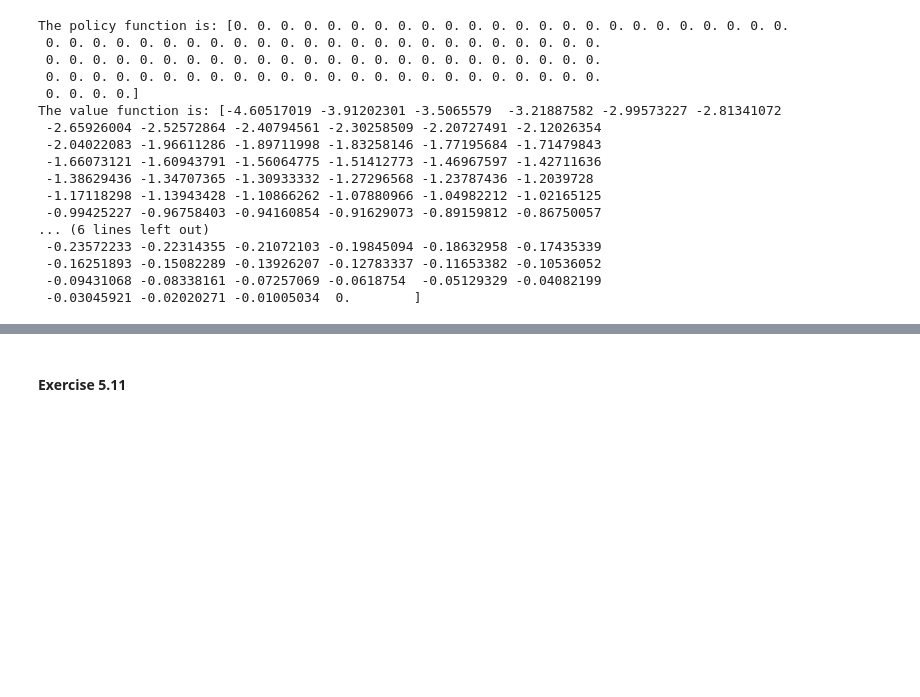
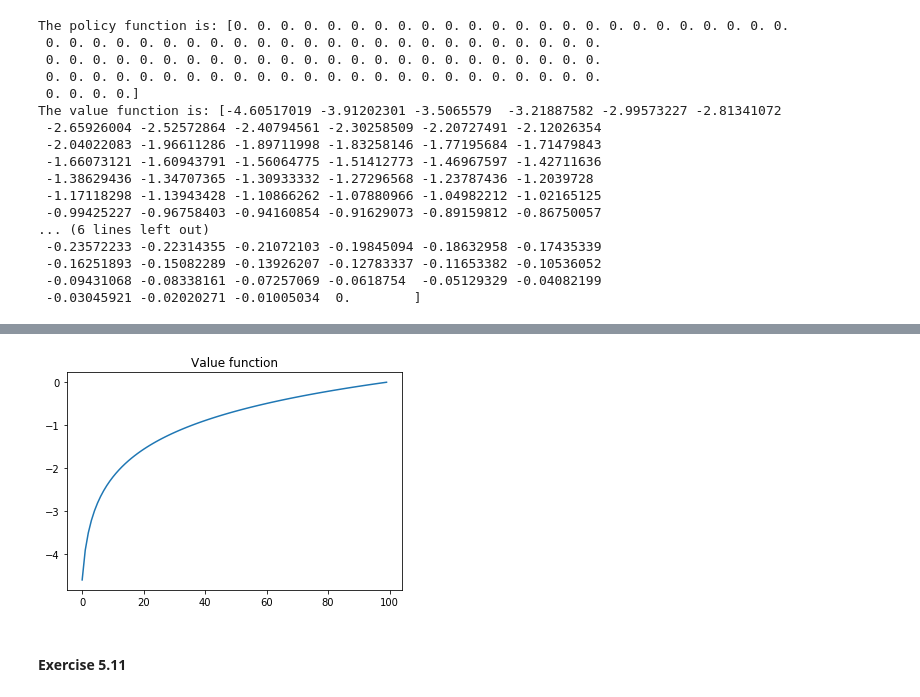
Before and after one commit to HaowenShang/persp-model-econ_W19, a Jupyter notebook: ProblemSets/PS3/ProblemSet3-HaowenShang.ipynb, the cells around one changed output, grey strips where cells are left out. Drawn from its saved outputs; the diff is of its cells as text; code cells hidden in the pictures; blank space fills up the shorter version.

```diff
--- a/ProblemSets/PS3/ProblemSet3-HaowenShang.ipynb
+++ b/ProblemSets/PS3/ProblemSet3-HaowenShang.ipynb
@@ -126,3 +132,9 @@ The value function is: [-4.60517019 -3.91202301 -3.5065579  -3.21887582 -2.99573
+# %%
+plt.plot(V_T)
+plt.title("Value function")
+plt.show()
+# %% [output]
+[figure, added]
 # %% [markdown]
 #### Exercise 5.11
 # %%
```
Also changed, not shown: parts of 15 cells of this notebook.
